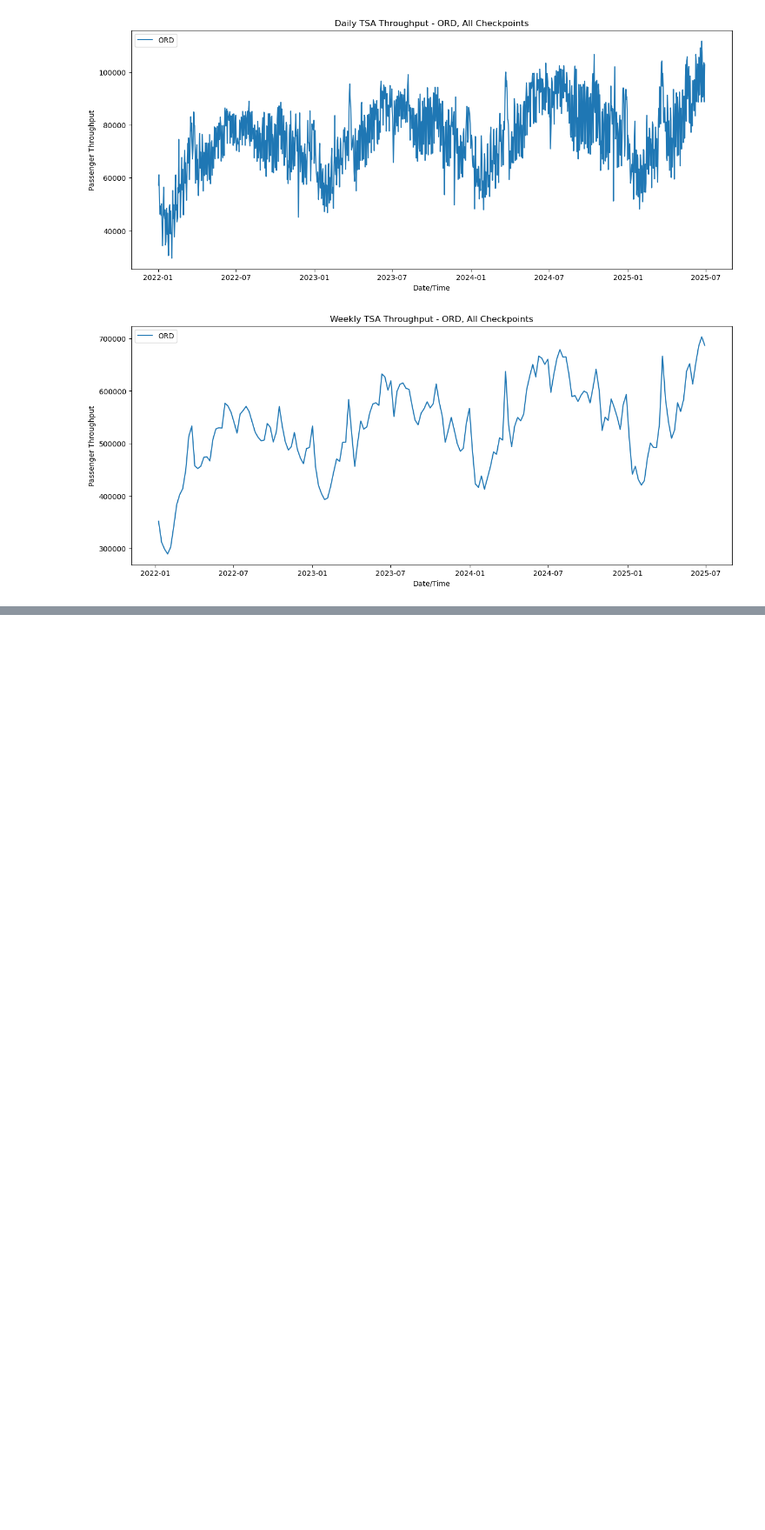
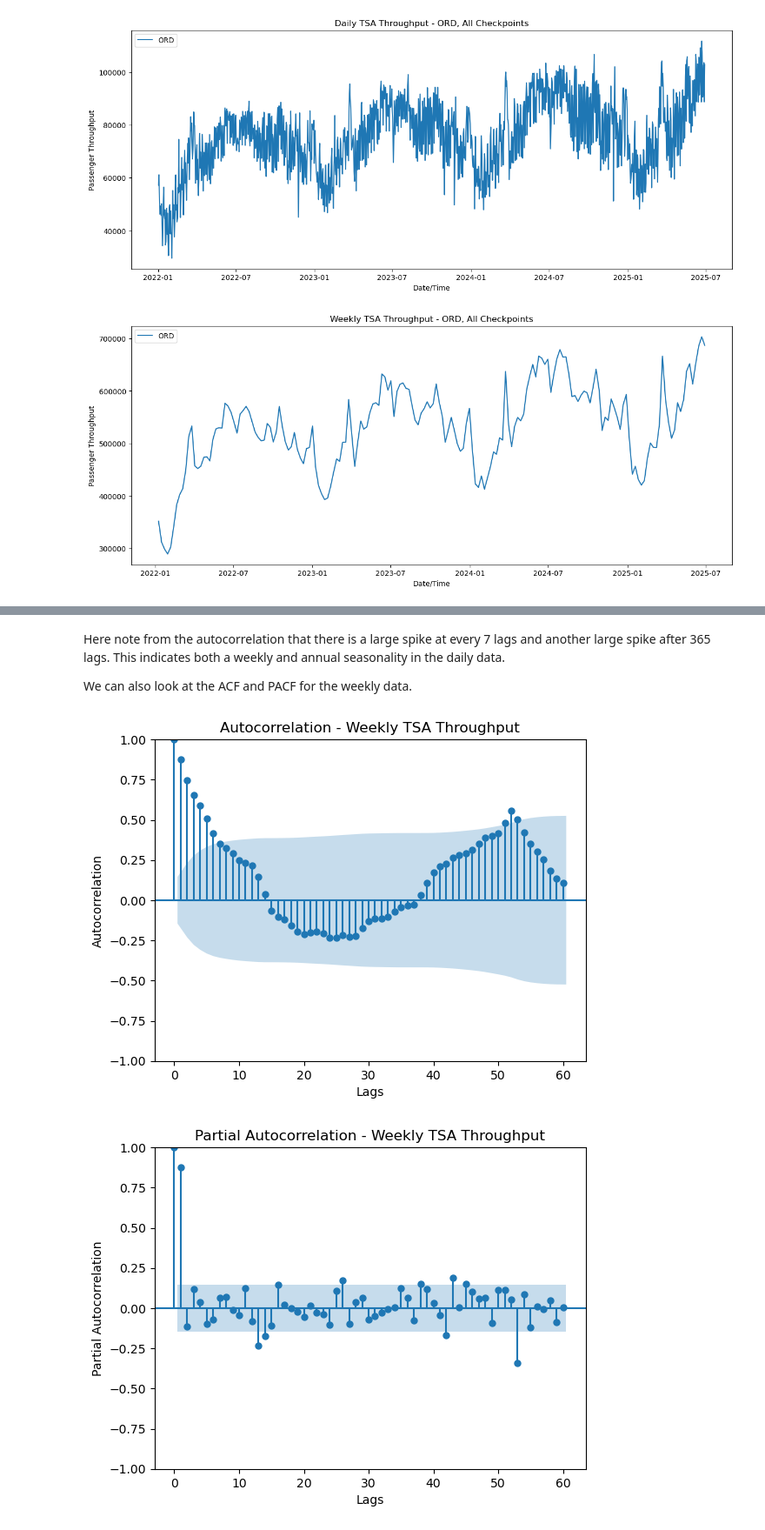
Before and after one commit to Erdos-Projects/spring-2026-busy-airports, a Jupyter notebook: busy_airports.ipynb, the cells around one changed output, grey strips where cells are left out. Shown at 87% size. Saved outputs shown, nothing was run; the diff lists cells and outputs as text; code cells hidden in the pictures; blank space fills up the shorter version.

```diff
--- a/busy_airports.ipynb
+++ b/busy_airports.ipynb
@@ -99,0 +137,18 @@ plot_airport_data(tsa_data, airport='ORD', frequency='W')
+# %% [markdown]
+Here note from the autocorrelation that there is a large spike at every 7 lags and another large spike after 365 lags. This indicates both a weekly and annual seasonality in the daily data.
+
+We can also look at the ACF and PACF for the weekly data.
+# %%
+plot_acf(ord_weekly.total_passenger_throughput, lags=60)
+plt.title("Autocorrelation - Weekly TSA Throughput")
+plt.xlabel('Lags')
+plt.ylabel('Autocorrelation')
+plt.show()
+plot_pacf(ord_weekly.total_passenger_throughput, lags=60)
+plt.title("Partial Autocorrelation - Weekly TSA Throughput")
+plt.xlabel('Lags')
+plt.ylabel('Partial Autocorrelation')
+plt.show()
+# %% [output]
+[figure, added]
+[figure, added]
```
Also changed, not shown: parts of 6 cells of this notebook.
